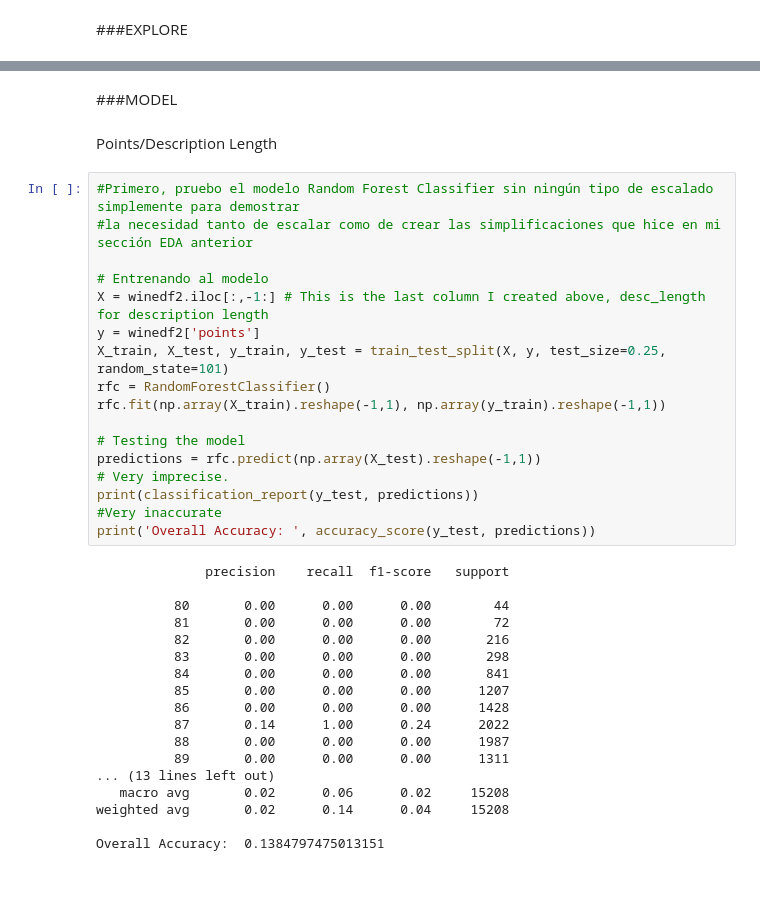
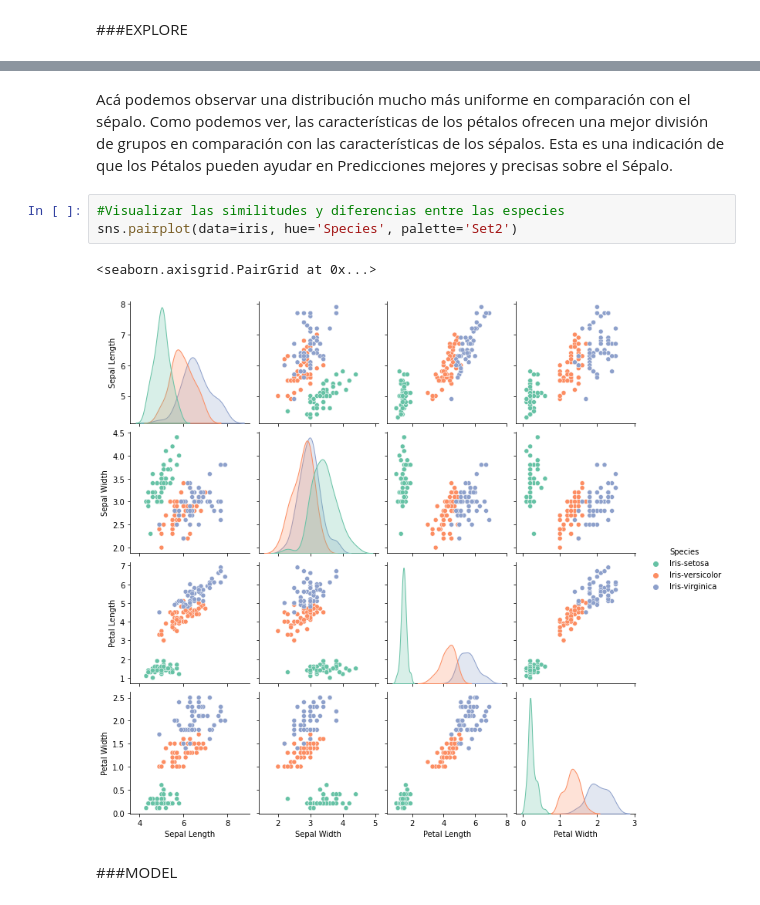
Before and after one commit to castudil/Machine-Learning, a Jupyter notebook: Proyecto Final ML/ Entrega 04 - Model/ Entrega_04_Model_Iris.ipynb, the cells around one changed output, grey strips where cells are left out. Saved outputs shown, nothing was run; the diff lists cells and outputs as text.

```diff
--- a/Proyecto Final ML/ Entrega 04 - Model/ Entrega_04_Model_Iris.ipynb
+++ b/Proyecto Final ML/ Entrega 04 - Model/ Entrega_04_Model_Iris.ipynb
@@ -261,39 +103,10 @@ plt.show()
+# %% [markdown]
+Acá podemos observar una distribución mucho más uniforme en comparación con el sépalo. Como podemos ver, las características de los pétalos ofrecen una mejor división de grupos en comparación con las características de los sépalos. Esta es una indicación de que los Pétalos pueden ayudar en Predicciones mejores y precisas sobre el Sépalo.
+# %%
+#Visualizar las similitudes y diferencias entre las especies
+sns.pairplot(data=iris, hue='Species', palette='Set2')
+# %% [output]
+<seaborn.axisgrid.PairGrid at 0x...>
+[figure, added]
 # %% [markdown]
 ###MODEL
-# %% [markdown]
-Points/Description Length
-# %%
-#Primero, pruebo el modelo Random Forest Classifier sin ningún tipo de escalado simplemente para demostrar
-#la necesidad tanto de escalar como de crear las simplificaciones que hice en mi sección EDA anterior
-
-# Entrenando al modelo
-X = winedf2.iloc[:,-1:] # This is the last column I created above, desc_length for description length
-y = winedf2['points']
-X_train, X_test, y_train, y_test = train_test_split(X, y, test_size=0.25, random_state=101)
-rfc = RandomForestClassifier()
-rfc.fit(np.array(X_train).reshape(-1,1), np.array(y_train).reshape(-1,1))
-
-# Testing the model
-predictions = rfc.predict(np.array(X_test).reshape(-1,1))
-# Very imprecise.
-print(classification_report(y_test, predictions))
-#Very inaccurate
-print('Overall Accuracy: ', accuracy_score(y_test, predictions))
-# %% [output]
-              precision    recall  f1-score   support
-
-          80       0.00      0.00      0.00        44
-          81       0.00      0.00      0.00        72
-          82       0.00      0.00      0.00       216
-          83       0.00      0.00      0.00       298
-          84       0.00      0.00      0.00       841
-          85       0.00      0.00      0.00      1207
-          86       0.00      0.00      0.00      1428
-          87       0.14      1.00      0.24      2022
-          88       0.00      0.00      0.00      1987
-          89       0.00      0.00      0.00      1311
-... (13 lines left out)
-   macro avg       0.02      0.06      0.02     15208
-weighted avg       0.02      0.14      0.04     15208
-
-Overall Accuracy:  0.1384797475013151
```
Also changed, not shown: parts of 84 cells of this notebook.
